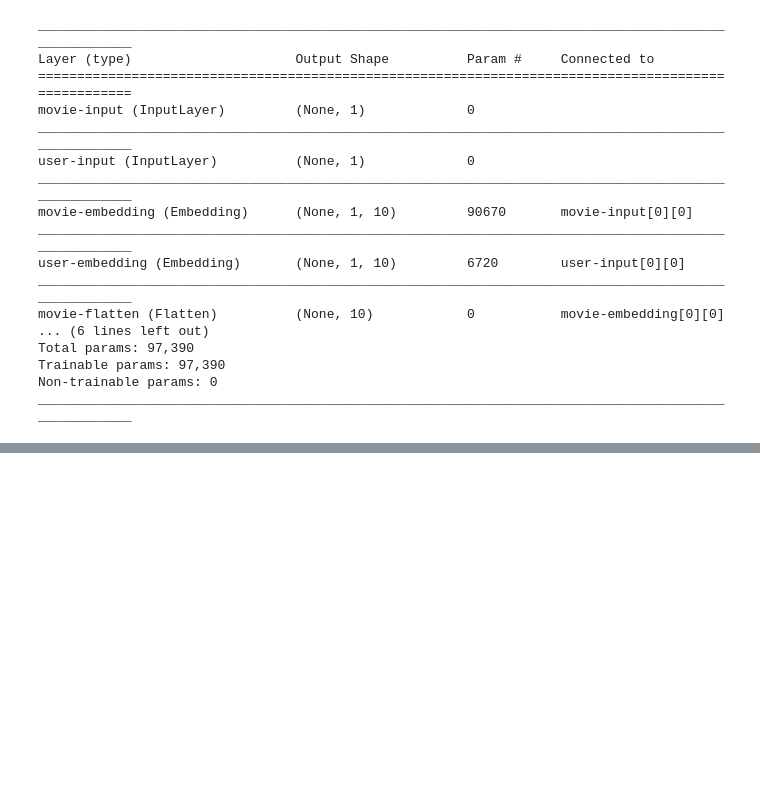
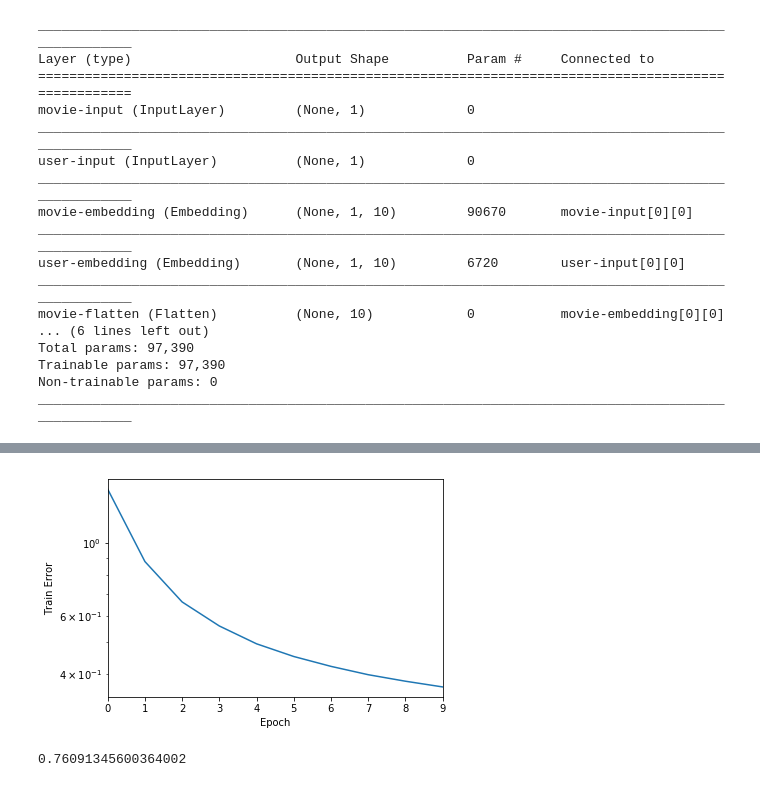
Before and after one commit to calvinfeng/machine-learning-notebook, a Jupyter notebook: recommender/notebooks/neural_collaborative_filtering.ipynb, the cells around one changed output, grey strips where cells are left out. Saved outputs shown, nothing was run; the diff lists cells and outputs as text; code cells hidden in the pictures; blank space fills up the shorter version.

```diff
--- a/recommender/notebooks/neural_collaborative_filtering.ipynb
+++ b/recommender/notebooks/neural_collaborative_filtering.ipynb
@@ -173,0 +236,29 @@ Text(0,0.5,'Train Error')
+# %%
+from keras.models import Model, Sequential
+from keras.layers import Embedding, Flatten, Input, merge, Dropout, Dense
+from keras.optimizers import Adam
+from keras.utils.visualize_util import model_to_dot
+from IPython.display import SVG
+
+latent_dim = 10
+
+movie_input = Input(shape=[1],name='movie-input')
+movie_embedding = Embedding(num_movies + 1, latent_dim, name='movie-embedding')(movie_input)
+movie_vec = Flatten(name='movie-flatten')(movie_embedding)
+
+user_input = Input(shape=[1],name='user-input')
+user_embedding = Embedding(num_users + 1, latent_dim, name='user-embedding')(user_input)
+user_vec = Flatten(name='user-flatten')(user_embedding)
+
+concat = merge([movie_vec, user_vec], mode='dot',name='movie-user-concat')
+concat_dropout = Dropout(0.2)(concat)
+fc_1 = Dense(100, name='fc-1', activation='relu')(concat)
+fc_1_dropout = Dropout(0.2, name='fc-1-dropout')(fc_1)
+fc_2 = Dense(50, name='fc-2', activation='relu')(fc_1_dropout)
+fc_2_dropout = Dropout(0.2, name='fc-2-dropout')(fc_2)
+fc_3 = Dense(1, name='fc-3', activation='relu')(fc_2_dropout)
+
+
+model = Model([user_input, movie_input], fc_3)
+model.compile(optimizer=Adam(lr=0.1), 'mean_squared_error')
+SVG(model_to_dot(model, show_shapes=True).create(prog='dot', format='svg'))
@@ -174,5 +287,11 @@ Text(0,0.5,'Train Error')
 # %%
+import matplotlib.pyplot as plt
 from sklearn.metrics import mean_absolute_error
+history = model.fit([train.user_id, train.movie_id], train.rating, nb_epoch=10)
+pd.Series(history.history['loss']).plot(logy=True)
+plt.xlabel("Epoch")
+plt.ylabel("Train Error")
+plt.show()
 
 y_hat = np.round(model.predict([test.user_id, test.movie_id]), decimals=2)
 y_true = test.rating
@@ -181,0 +320,2 @@ mean_absolute_error(y_true, y_hat)
+[figure, added]
+0.76091345600364002
```
Also changed, not shown: parts of 23 cells of this notebook, 1 other file.
